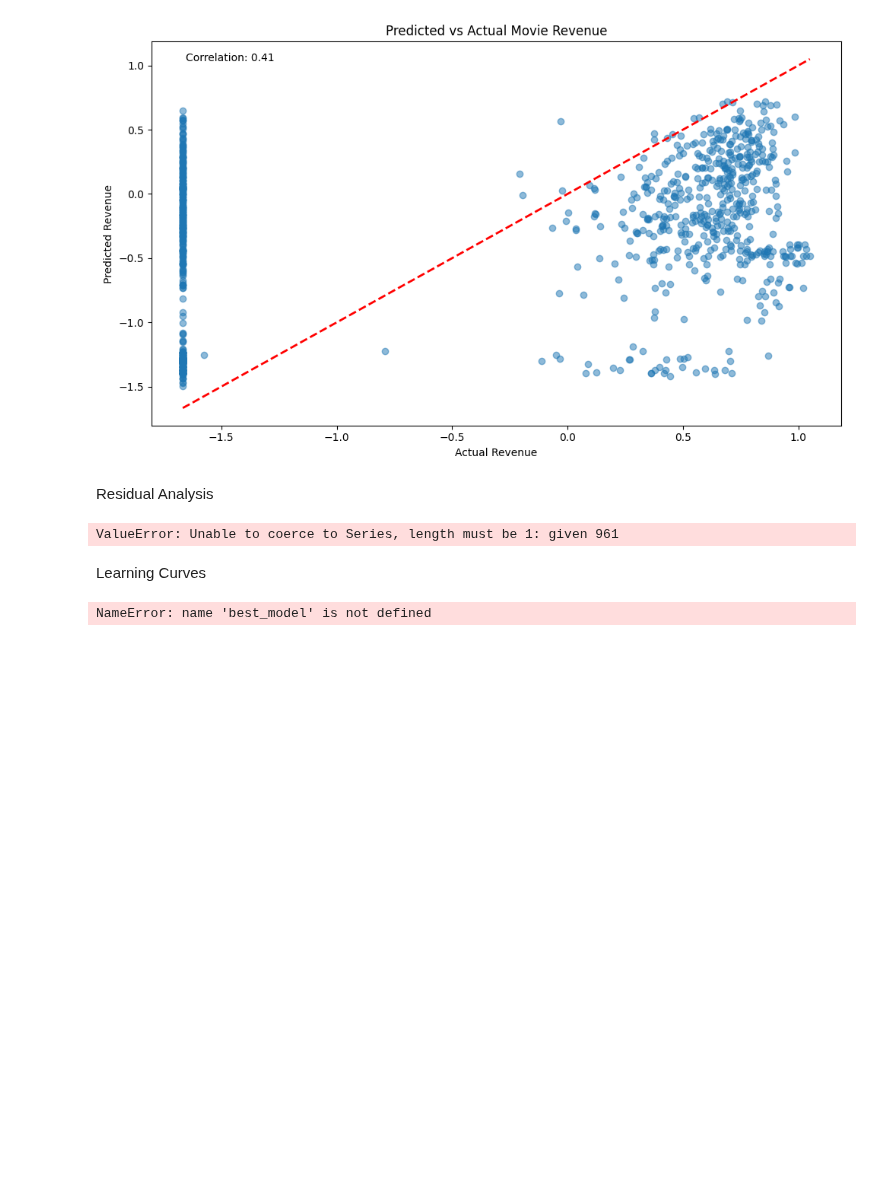
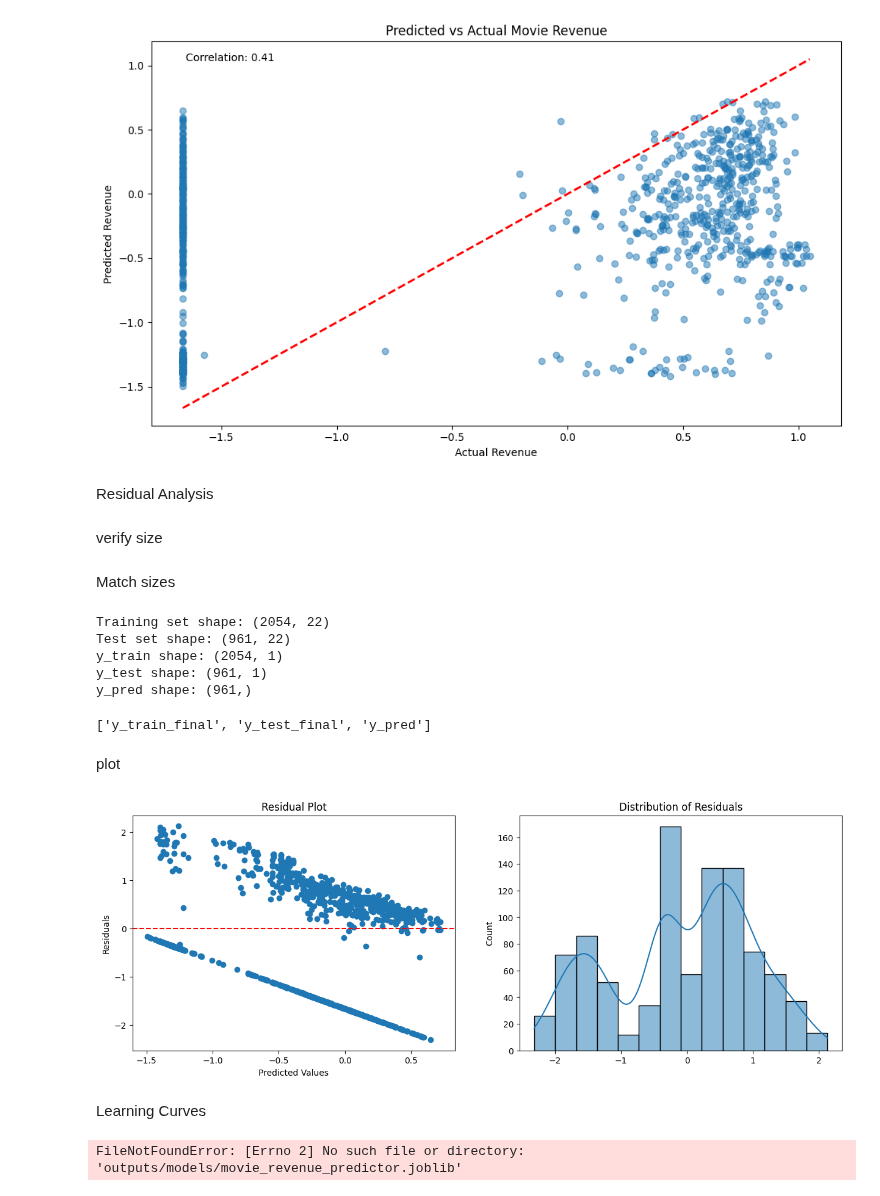
Before and after one commit to Agnieszkalukasiak/Film_Hit_prediction, a Jupyter notebook: jupyter_notebooks/modeling_evaluation.ipynb, the cells around one changed output. Drawn from its saved outputs; the diff is of its cells as text; code cells hidden in the pictures; blank space fills up the shorter version.

```diff
--- a/jupyter_notebooks/modeling_evaluation.ipynb
+++ b/jupyter_notebooks/modeling_evaluation.ipynb
@@ -456,41 +468,63 @@ plt.show()
 [figure]
 # %% [markdown]
 Residual Analysis
+# %% [markdown]
+verify size
+# %% [markdown]
+Match sizes
+# %%
+print("Training set shape:", X_train_final.shape)
+print("Test set shape:", X_test_final.shape)
+print("y_train shape:", y_train_final.shape)
+print("y_test shape:", y_test_final.shape)
+print("y_pred shape:", y_pred.shape)
+# %% [output]
+Training set shape: (2054, 22)
+Test set shape: (961, 22)
+y_train shape: (2054, 1)
+y_test shape: (961, 1)
+y_pred shape: (961,)
+# %%
+print([var for var in globals() if 'y_' in var])
+# %% [output]
+['y_train_final', 'y_test_final', 'y_pred']
+# %% [markdown]
+plot
 # %%
 import matplotlib.pyplot as plt
 import seaborn as sns
 
-# verify sizes
-print("y_test_final shape:", y_test_final.shape)
-print("y_pred shape:", y_pred.shape)
+residuals = y_test_final.values.ravel() - y_pred
 
-#  match
-y_pred = pd.Series(y_pred, index=y_test_final.index)
-
-
-residuals = y_test_final - y_pred
 plt.figure(figsize=(15, 5))
 plt.subplot(1, 2, 1)
 plt.scatter(y_pred, residuals)
 plt.axhline(y=0, color='r', linestyle='--')
 plt.xlabel('Predicted Values')
 plt.ylabel('Residuals')
 plt.title('Residual Plot')
 
 plt.subplot(1, 2, 2)
 sns.histplot(residuals, kde=True)
 plt.title('Distribution of Residuals')
 plt.show()
 # %% [output]
-ValueError: Unable to coerce to Series, length must be 1: given 961
+[figure, added]
 # %% [markdown]
 Learning Curves
 # %%
 from sklearn.model_selection import learning_curve
 
+model = joblib.load('outputs/models/movie_revenue_predictor.joblib')
+
 train_sizes, train_scores, test_scores = learning_curve(
-    best_model, X_train_final, y_train_final.ravel(),
-    cv=5, n_jobs=-1, train_sizes=np.linspace(0.1, 1.0, 10))
+    model,
+    X_train_final.values,
+    y_train_final.values,
+    cv=5,
+    n_jobs=-1,
+    train_sizes=np.linspace(0.1, 1.0, 10)
+)
 
 plt.figure(figsize=(10, 6))
 plt.plot(train_sizes, train_scores.mean(axis=1), label='Training score')
@@ -501,7 +535,7 @@ plt.title('Learning Curves')
 plt.legend()
 plt.show()
 # %% [output]
-NameError: name 'best_model' is not defined
+FileNotFoundError: [Errno 2] No such file or directory: 'outputs/models/movie_revenue_predictor.joblib'
 # %%
 print("\nModel Evaluation Metrics:")
 print(f"R² Score: {r2_score(y_test_final, y_pred):.3f}")
```
Also changed, not shown: parts of 8 cells of this notebook, 2 other files.
